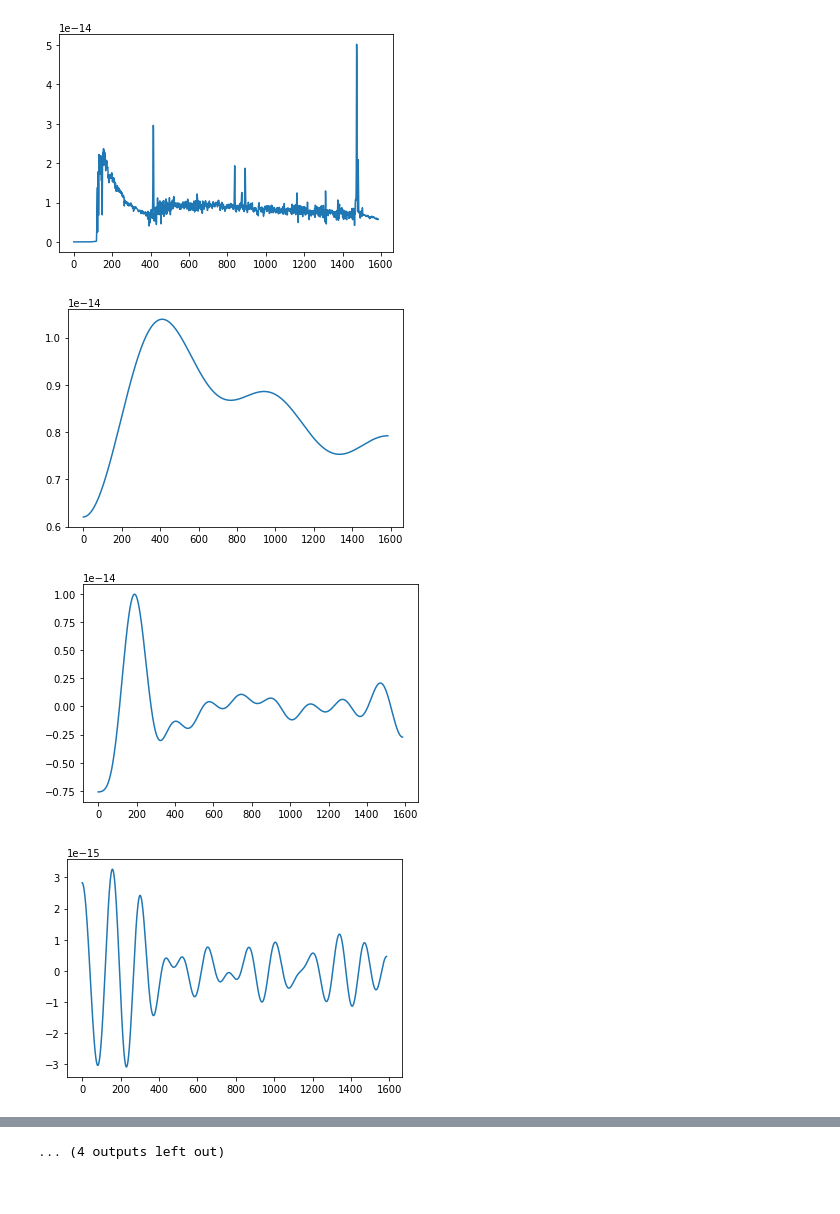
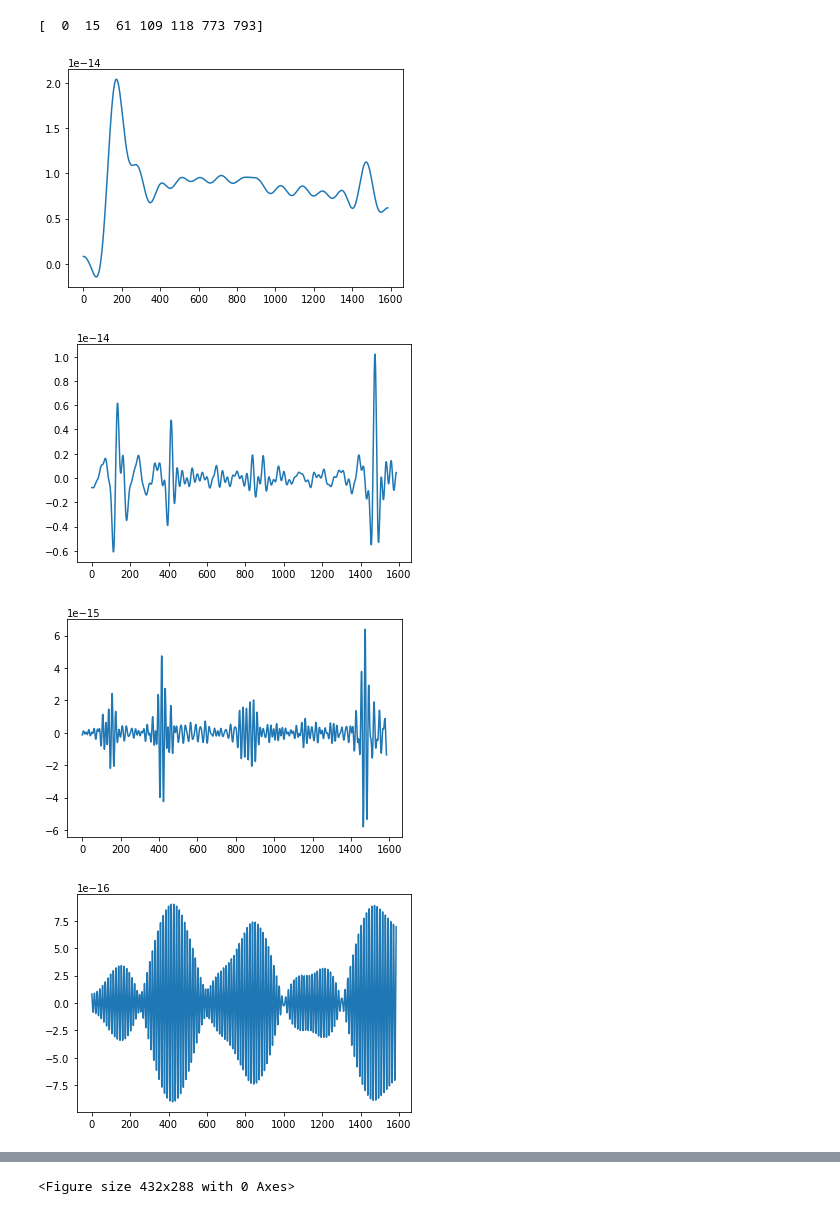
Before and after one commit to falseywinchnet/PyITD, a Jupyter notebook: EFD.ipynb, the cells around one changed output, grey strips where cells are left out. Cells and saved outputs as stored; diff of their text form; code cells hidden in the pictures.

```diff
--- a/EFD.ipynb
+++ b/EFD.ipynb
@@ -40,7 +40,7 @@ def EFD(x: list[numpy.float64], N: int):
     #we will now implement the Empirical Fourier Decomposition
     x = numpy.asarray(x,dtype=numpy.float64)
 
-    ff = numpy.fft.rfft(x)
+    ff = numpy.fft.fft(x)
     #extract the boundaries of Fourier segments
     bounds,cerf = segm_tec(abs(ff[0:round(ff.size/2)]),N)
     print(bounds)
@@ -51,7 +51,7 @@ def EFD(x: list[numpy.float64], N: int):
     l = round(len(x)/2)
     z = numpy.lib.pad(x,((round(len(x)/2)),round(len(x)/2)),'symmetric')
 
-    ff = numpy.fft.rfft(z)
+    ff = numpy.fft.fft(z)
     # obtain the boundaries in the extend f
     bound2 = numpy.ceil(bounds*round(len(ff)/2)/numpy.pi).astype(dtype=int)
     efd = numpy.zeros(((len(bound2)-1,len(x))),dtype=numpy.float64)
@@ -68,7 +68,7 @@ def EFD(x: list[numpy.float64], N: int):
             #ft[k,len(ff)+1-bound2[k+1]:len(ff)+1-bound2[k]] = ff[len(ff)+1-bound2[k+1]:len(ff)+1-bound2[k]]
 
             ft[k,-bound2[k+1]:-bound2[k]] = ff[-bound2[k+1]:-bound2[k]]
-        rx =  numpy.fft.irfft(ft[k,:])
+        rx =  numpy.real(numpy.fft.ifft(ft[k,:]))
         efd[k,:] = rx[l:-l]
 
 
@@ -78,27 +78,26 @@ arp256clean = [1.400699999999999689e-22, 1.821100000000000012e-22, 2.15940000000
 arp256 = numpy.asarray(arp256clean)
-efd, cerf, bounds = EFD(arp256clean,12)
+efd, cerf, bounds = EFD(arp256clean,5)
 import matplotlib.pyplot as plt
-plt.plot(arp256)
-plt.figure()
 for each in range(efd.shape[0]):
     plt.plot(efd[each,:])
     plt.figure()
 plt.show()
 
 
 import math
 def shewchuk_sum(a, axis=0):
     '''shewchuck summation of a numpy array.
     '''
     s = numpy.zeros(a.shape[1])
     for i in range(a.shape[1]):
         s[i] = math.fsum(a[:,i])
     return math.fsum(s)
 
 print(abs(numpy.sum(arp256clean) - shewchuk_sum(efd)))
 print(arp256.size)
 # %% [output]
+[  0  15  61 109 118 773 793]
-[figure, old version]
+[figure, new version]
-[figure, old version]
+[figure, new version]
-[figure, old version]
+[figure, new version]
-[figure, old version]
+[figure, new version]
@@ -113 +106 @@ print(arp256.size)
-... (4 outputs left out)
+<Figure size 432x288 with 0 Axes>
```
Also changed, not shown: parts of 1 cell of this notebook.
